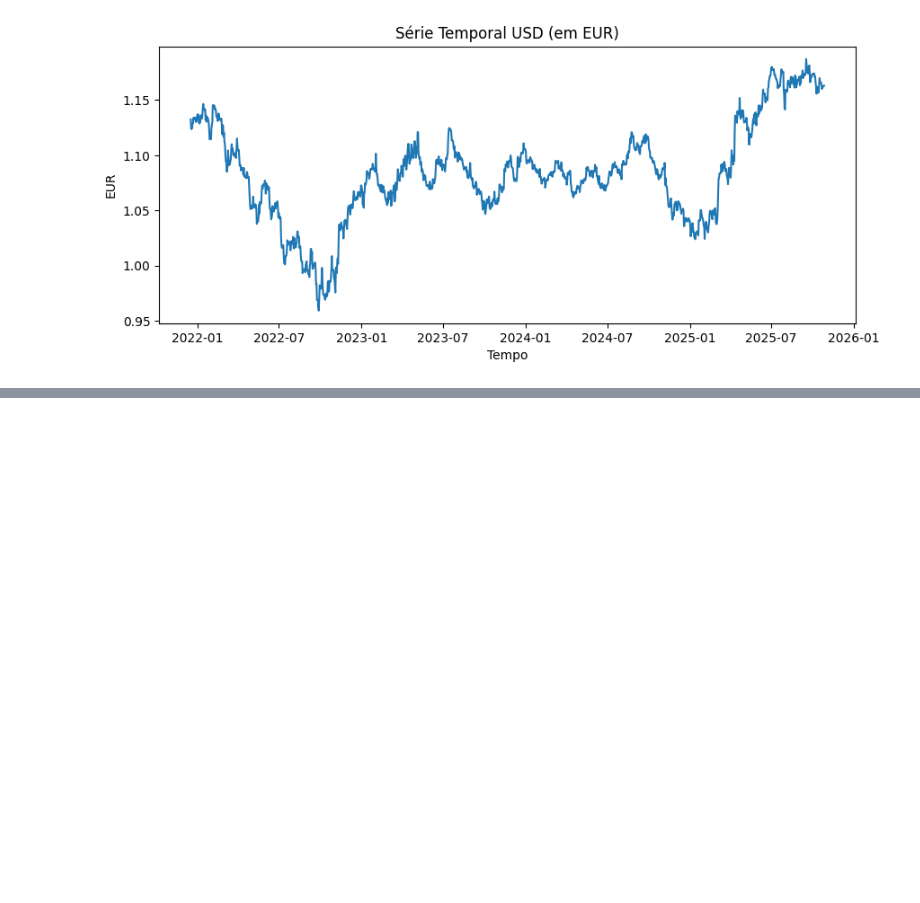
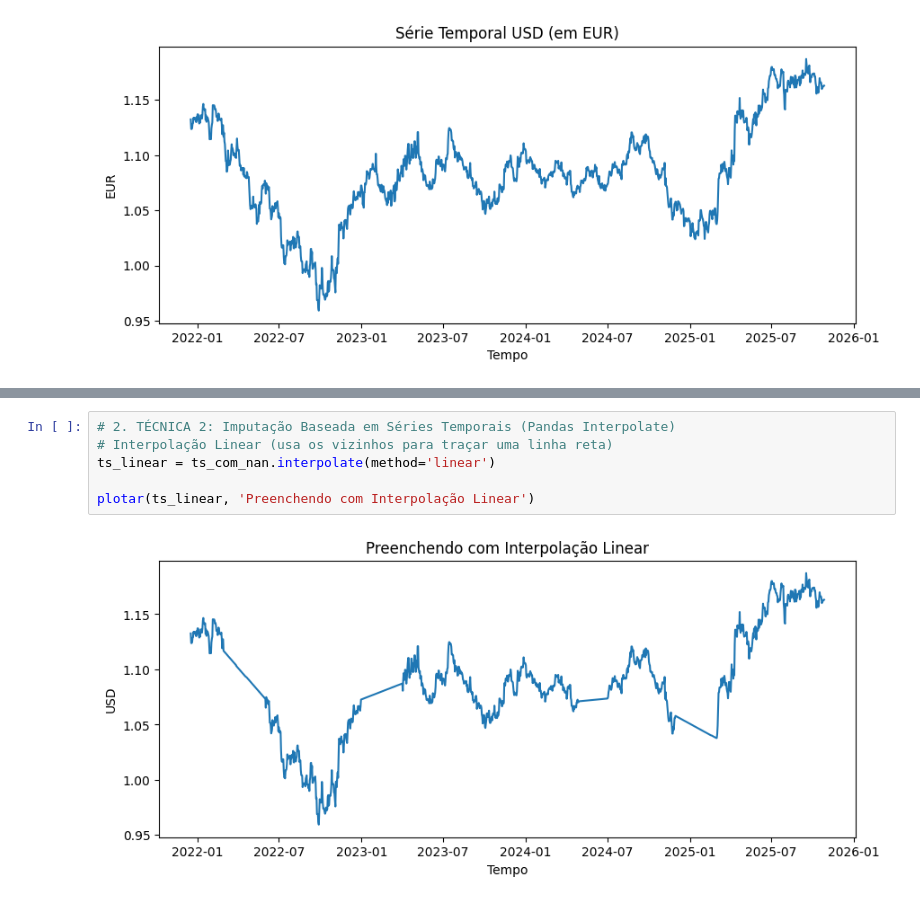
Before and after one commit to beabento/Econometria-2, a Jupyter notebook: atividade1.ipynb, the cells around one changed output, grey strips where cells are left out. Drawn from its saved outputs; the diff is of its cells as text; blank space fills up the shorter version.

```diff
--- a/atividade1.ipynb
+++ b/atividade1.ipynb
@@ -100,0 +132,8 @@ plt.show()
+# %%
+# 2. TÉCNICA 2: Imputação Baseada em Séries Temporais (Pandas Interpolate)
+# Interpolação Linear (usa os vizinhos para traçar uma linha reta)
+ts_linear = ts_com_nan.interpolate(method='linear')
+
+plotar(ts_linear, 'Preenchendo com Interpolação Linear')
+# %% [output]
+[figure, added]
```
Also changed, not shown: parts of 23 cells of this notebook.
